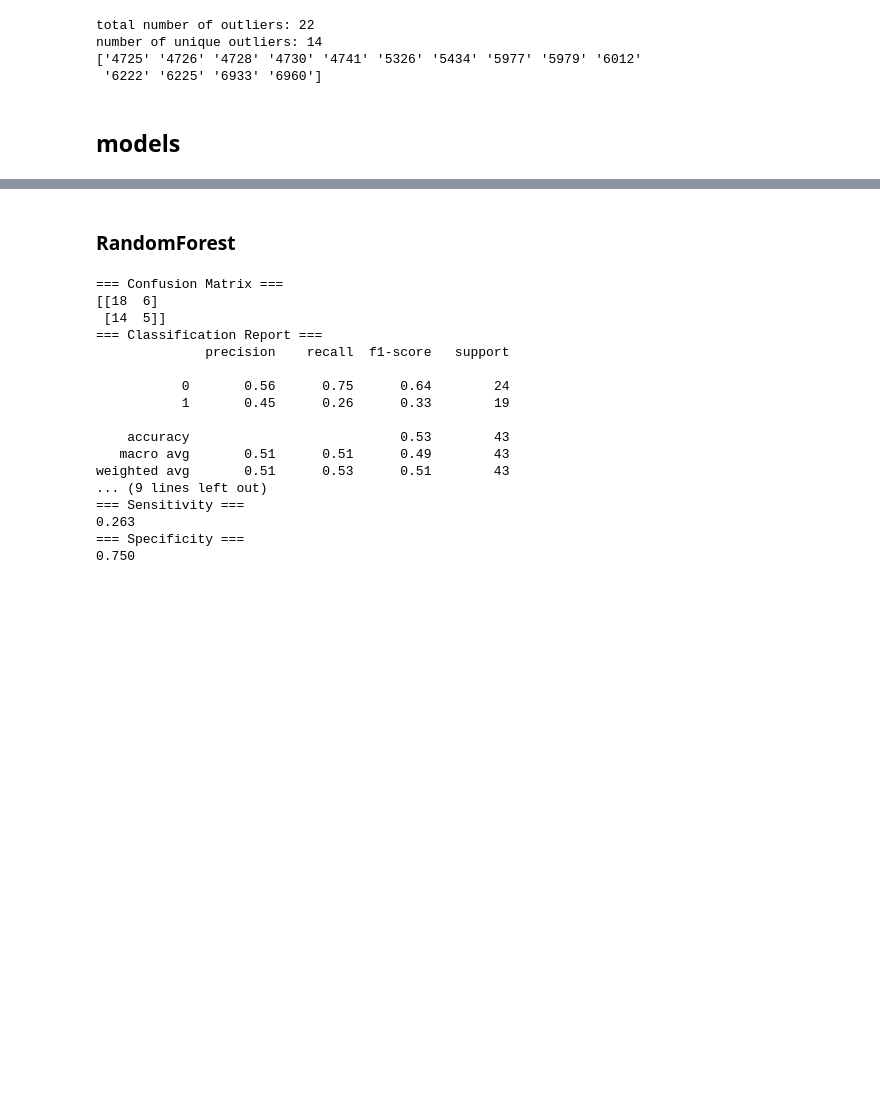
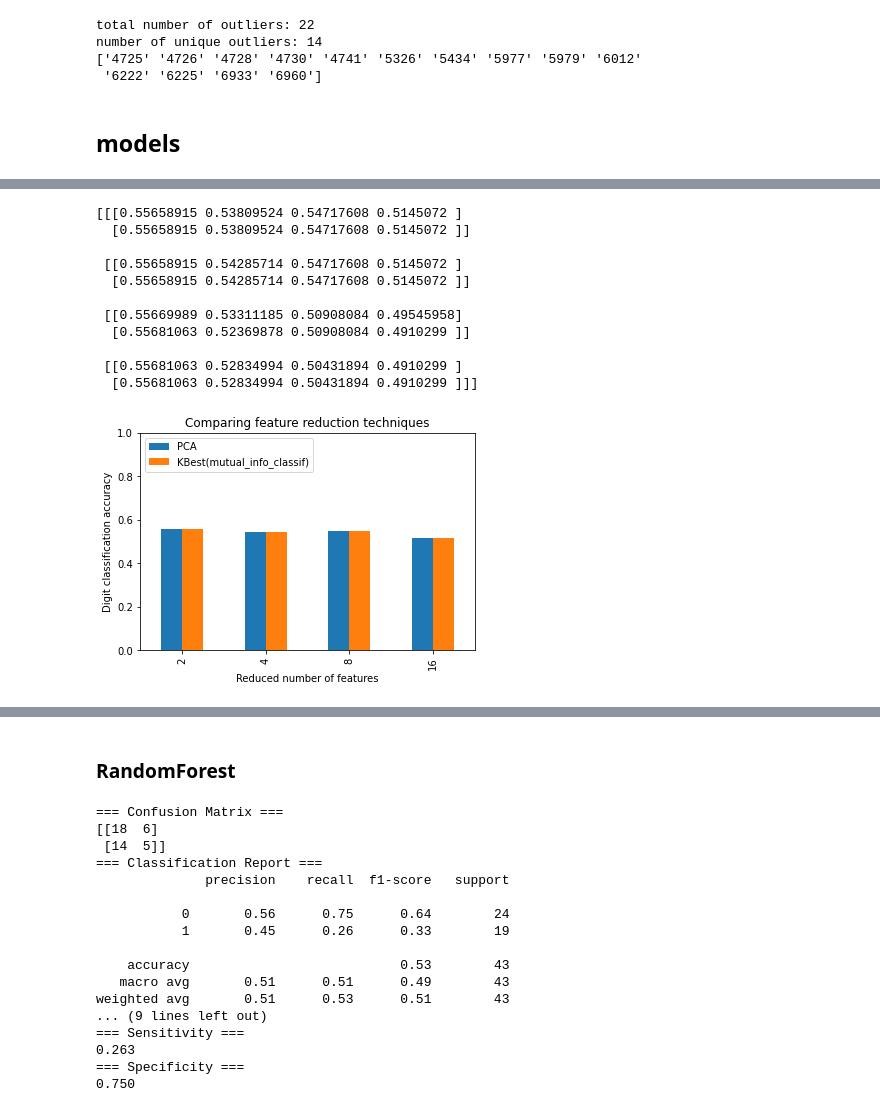
Before and after one commit to i-wallwork/Major-Project, a Jupyter notebook: Major-Project.ipynb, the cells around one changed output, grey strips where cells are left out. Cells and saved outputs as stored; diff of their text form; code cells hidden in the pictures; blank space fills up the shorter version.

```diff
--- a/Major-Project.ipynb
+++ b/Major-Project.ipynb
@@ -293,0 +392,35 @@ def performance_metrics(model, y_test, y_pred):
+# %%
+mean_scores = np.array(grid.cv_results_["mean_test_score"])
+# scores are in the order of param_grid iteration, which is alphabetical
+mean_scores = mean_scores.reshape(len(C_OPTIONS), -1, len(N_FEATURES_OPTIONS))
+print(mean_scores)
+# select score for best C
+mean_scores = mean_scores.max(axis=0)
+# create a dataframe to ease plotting
+reducer_labels = ["PCA", "KBest(mutual_info_classif)"]
+
+mean_scores = pd.DataFrame(
+    mean_scores.T, index=N_FEATURES_OPTIONS, columns=reducer_labels
+)
+
+ax = mean_scores.plot.bar()
+ax.set_title("Comparing feature reduction techniques")
+ax.set_xlabel("Reduced number of features")
+ax.set_ylabel("Digit classification accuracy")
+ax.set_ylim((0, 1))
+ax.legend(loc="upper left")
+
+plt.show()
+# %% [output]
+[[[0.55658915 0.53809524 0.54717608 0.5145072 ]
+  [0.55658915 0.53809524 0.54717608 0.5145072 ]]
+
+ [[0.55658915 0.54285714 0.54717608 0.5145072 ]
+  [0.55658915 0.54285714 0.54717608 0.5145072 ]]
+
+ [[0.55669989 0.53311185 0.50908084 0.49545958]
+  [0.55681063 0.52369878 0.50908084 0.4910299 ]]
+
+ [[0.55681063 0.52834994 0.50431894 0.4910299 ]
+  [0.55681063 0.52834994 0.50431894 0.4910299 ]]]
+[figure, added]
```
Also changed, not shown: parts of 38 cells of this notebook.
